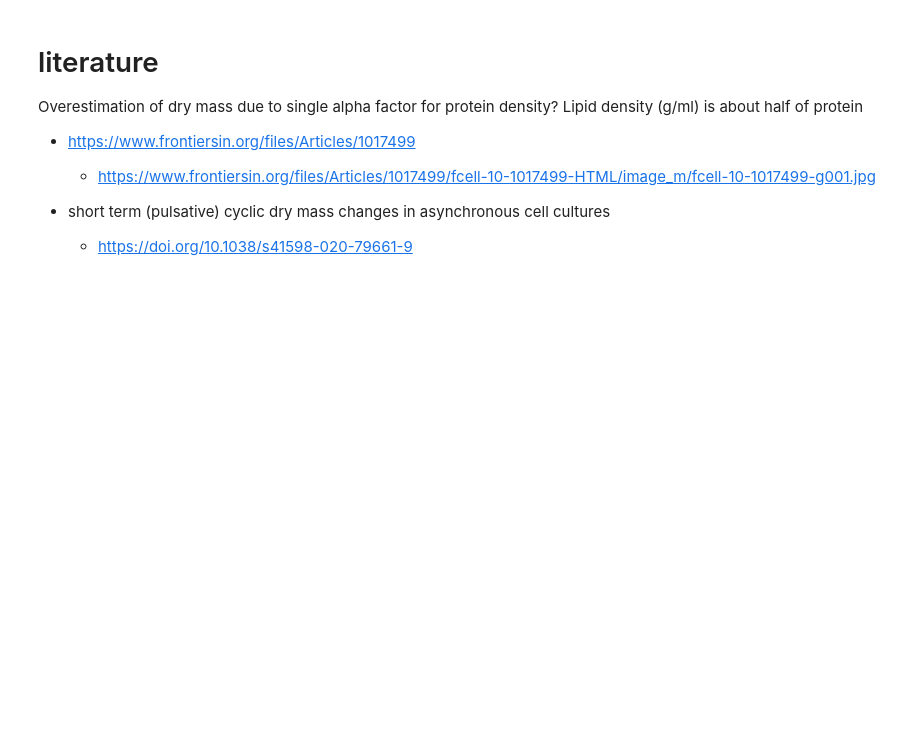
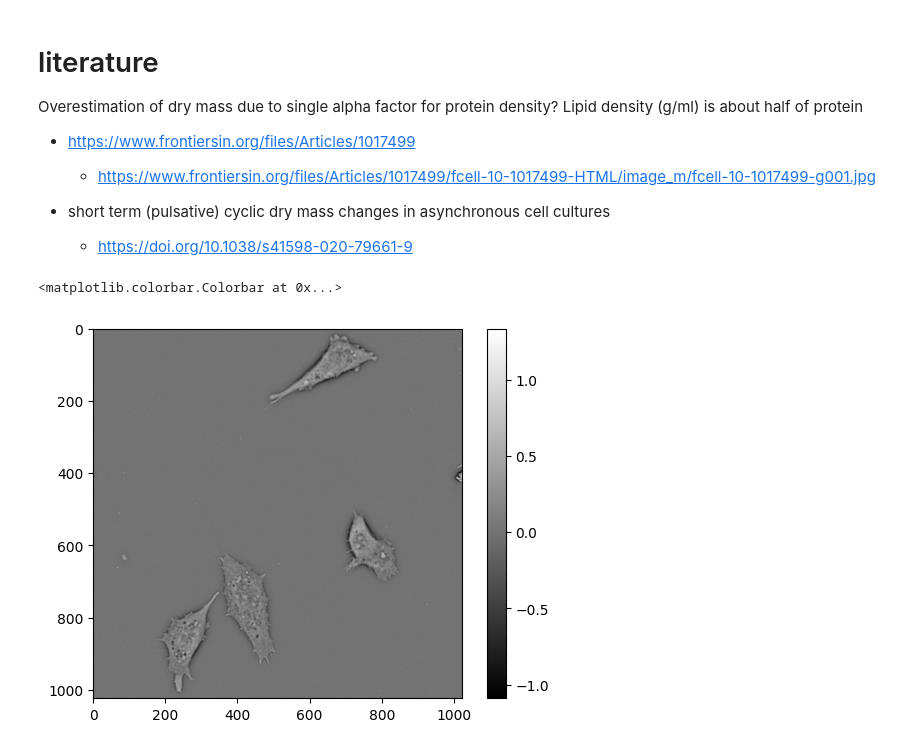
Before and after one commit to GrussmayerLab/dry_mass, a Jupyter notebook: single_channel_workflow.ipynb, the cells around one changed output. Drawn from its saved outputs; the diff is of its cells as text; code cells hidden in the pictures; blank space fills up the shorter version.

```diff
--- a/single_channel_workflow.ipynb
+++ b/single_channel_workflow.ipynb
@@ -683,3 +724,11 @@ Lipid density (g/ml) is about half of protein
 
 * short term (pulsative) cyclic dry mass changes in asynchronous cell cultures
     *   https://doi.org/10.1038/s41598-020-79661-9
+# %%
+QP.shape
+fp = 78
+plt.imshow(QP[:,:,fp], cmap='gray')
+plt.colorbar()
+# %% [output]
+<matplotlib.colorbar.Colorbar at 0x...>
+[figure, added]
```
Also changed, not shown: parts of 10 cells of this notebook, 5 other files.
